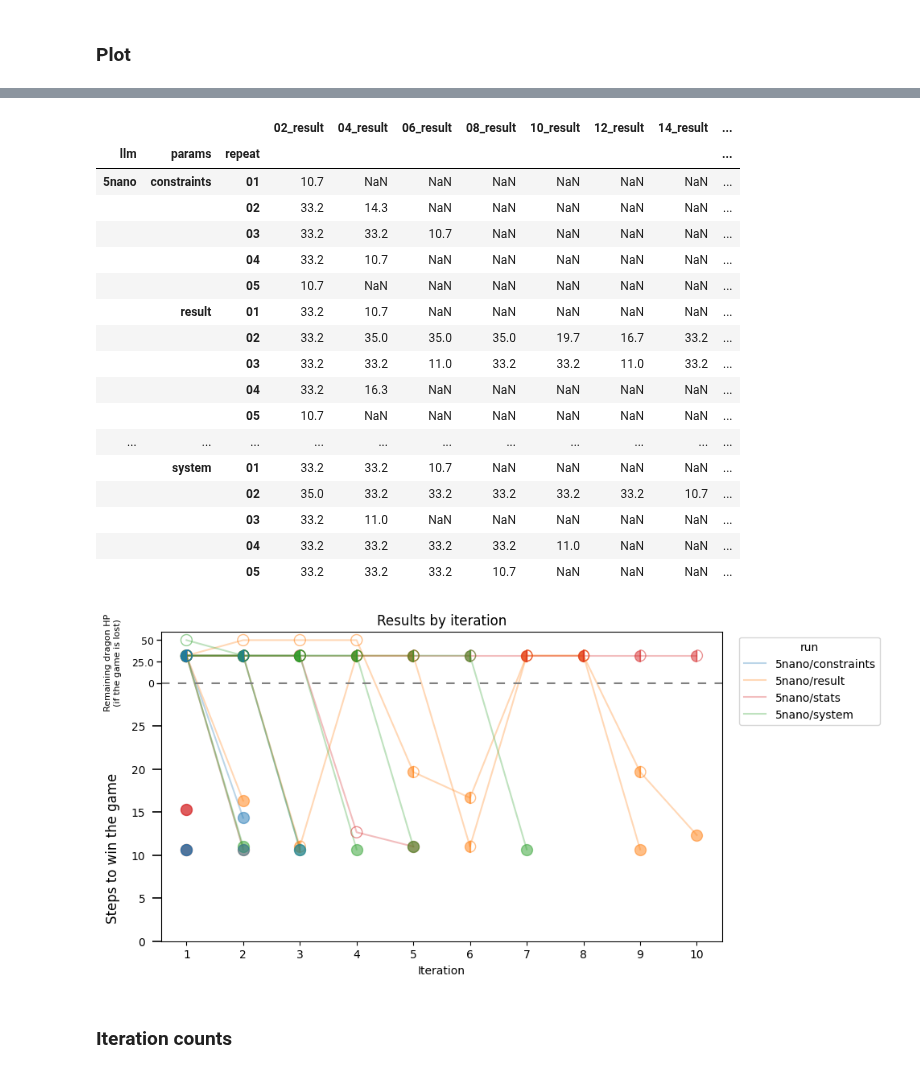
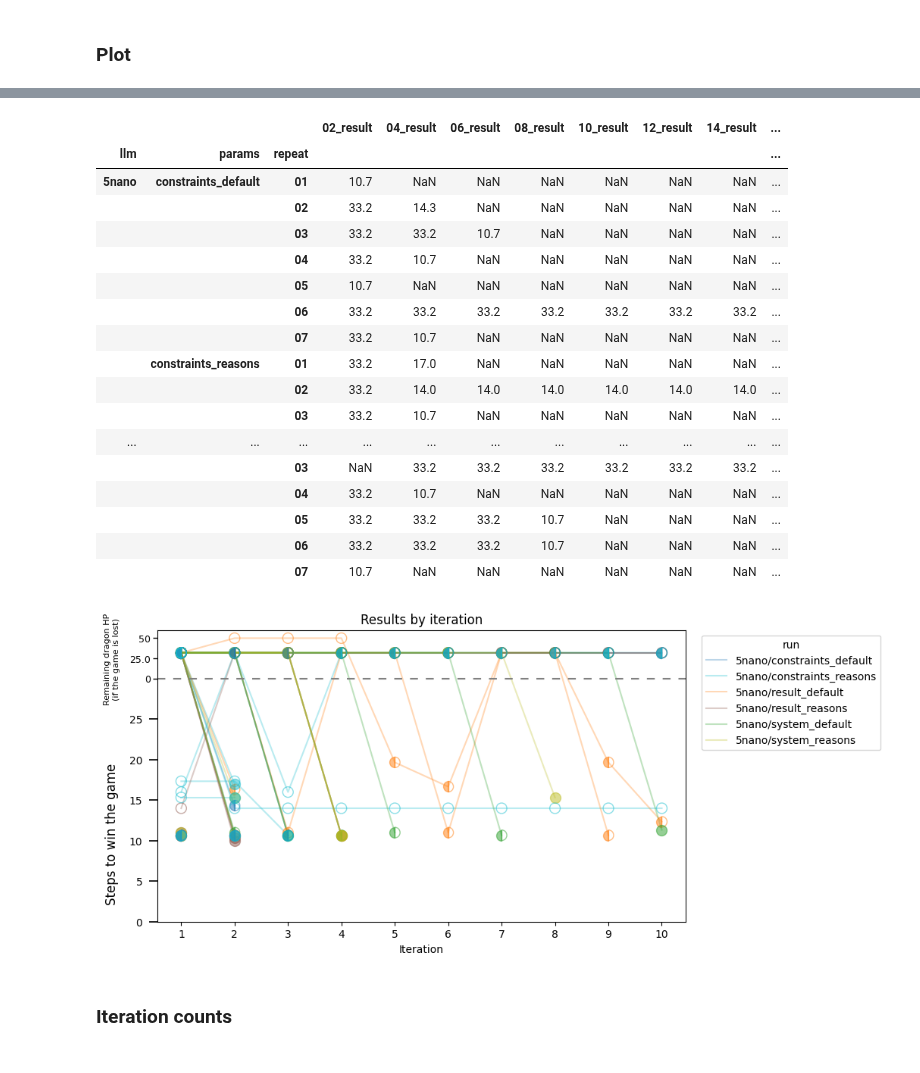
Before and after one commit to smartarch/llm-adaptation, a Jupyter notebook: generated_adaptations/plot_dragon.ipynb, the cells around one changed output, grey strips where cells are left out. Saved outputs shown, nothing was run; the diff lists cells and outputs as text; code cells hidden in the pictures.

```diff
--- a/generated_adaptations/plot_dragon.ipynb
+++ b/generated_adaptations/plot_dragon.ipynb
@@ -76,7 +88,8 @@ The generated code produces a good result (iteration: 1). Stopping further itera
 ## Results
 # %%
 # folders = list(results_folder.glob("*/*"))
-folders = list(results_folder.glob("*/5nano_*"))
+# folders = list(results_folder.glob("*/5nano_*"))
+folders = list(results_folder.glob("*_*/5nano_*"))
 # folders = list(results_folder.glob("*/5nanolow*"))
 # folders = [results_folder / "41mini"]
 print([(f.parent.stem, f.stem) for f in folders])
@@ -95,15 +108,18 @@ for folder in folders:
         code = name.split("_")[0]
         if "_missing" in name:
             summary.loc[len(summary) - 1, code + "_system"] = "missing"
-            summary.loc[len(summary) - 1, code + "_result"] = "-"
         elif "_system_fail" in name:
             summary.loc[len(summary) - 1, code + "_system"] = "fail"
         elif "_system_pass" in name:
             summary.loc[len(summary) - 1, code + "_system"] = "pass"
         elif "_all_fail" in name:
-            summary.loc[len(summary) - 1, code + "_user"] = "fail"
+            summary.loc[len(summary) - 1, code + "_all"] = "fail"
         elif "_all_pass" in name:
-            summary.loc[len(summary) - 1, code + "_user"] = "pass"
+            summary.loc[len(summary) - 1, code + "_all"] = "pass"
+        elif "_functional_fail" in name:
+            summary.loc[len(summary) - 1, code + "_functional"] = "fail"
+        elif "_functional_pass" in name:
+            summary.loc[len(summary) - 1, code + "_functional"] = "pass"
         else:
             print(f"Unknown file: {file}")
     for file in (folder / "results").glob("*.json"):
@@ -152,10 +168,13 @@ summary
 ### Plot
 # %%
 colors = {
-    "5nano/constraints": "tab:blue",
-    "5nano/system": "tab:green",
-    "5nano/result": "tab:orange",
-    "5nano/stats": "tab:red",
+    "5nano/constraints_default": "tab:blue",
+    "5nano/system_default": "tab:green",
+    "5nano/result_default": "tab:orange",
+    # "5nano/stats": "tab:red",
+    "5nano/constraints_reasons": "tab:cyan",
+    "5nano/system_reasons": "tab:olive",
+    "5nano/result_reasons": "tab:brown",
 }
 # %%
 result_cols = [col for col in summary.columns if col.endswith("_result")]
@@ -189,7 +208,8 @@ def clear_after_pass(row):
 
     for col in row.index:
         if not passed:
-            constraints_col = col.replace('_result', '_user')
+            constraints_col = col.replace('_result', '_all')
+            # constraints_col = col.replace('_result', '_functional')
             if summary.loc[row.name, constraints_col] == "pass":
                 passed = True
         else:
@@ -202,22 +222,22 @@ stop_by_constraints
 # %% [output]
 |  |  |  | 02_result | 04_result | 06_result | 08_result | 10_result | 12_result | 14_result | ... |
 | llm | params | repeat |  |  |  |  |  |  |  | ... |
-| 5nano | constraints | 01 | 10.7 | NaN | NaN | NaN | NaN | NaN | NaN | ... |
+| 5nano | constraints_default | 01 | 10.7 | NaN | NaN | NaN | NaN | NaN | NaN | ... |
 |  |  | 02 | 33.2 | 14.3 | NaN | NaN | NaN | NaN | NaN | ... |
 |  |  | 03 | 33.2 | 33.2 | 10.7 | NaN | NaN | NaN | NaN | ... |
 |  |  | 04 | 33.2 | 10.7 | NaN | NaN | NaN | NaN | NaN | ... |
 |  |  | 05 | 10.7 | NaN | NaN | NaN | NaN | NaN | NaN | ... |
-|  | result | 01 | 33.2 | 10.7 | NaN | NaN | NaN | NaN | NaN | ... |
-|  |  | 02 | 33.2 | 35.0 | 35.0 | 35.0 | 19.7 | 16.7 | 33.2 | ... |
-|  |  | 03 | 33.2 | 33.2 | 11.0 | 33.2 | 33.2 | 11.0 | 33.2 | ... |
-|  |  | 04 | 33.2 | 16.3 | NaN | NaN | NaN | NaN | NaN | ... |
-|  |  | 05 | 10.7 | NaN | NaN | NaN | NaN | NaN | NaN | ... |
+|  |  | 06 | 33.2 | 33.2 | 33.2 | 33.2 | 33.2 | 33.2 | 33.2 | ... |
+|  |  | 07 | 33.2 | 10.7 | NaN | NaN | NaN | NaN | NaN | ... |
+|  | constraints_reasons | 01 | 33.2 | 17.0 | NaN | NaN | NaN | NaN | NaN | ... |
+|  |  | 02 | 33.2 | 14.0 | 14.0 | 14.0 | 14.0 | 14.0 | 14.0 | ... |
+|  |  | 03 | 33.2 | 10.7 | NaN | NaN | NaN | NaN | NaN | ... |
 | ... | ... | ... | ... | ... | ... | ... | ... | ... | ... | ... |
-|  | system | 01 | 33.2 | 33.2 | 10.7 | NaN | NaN | NaN | NaN | ... |
-|  |  | 02 | 35.0 | 33.2 | 33.2 | 33.2 | 33.2 | 33.2 | 10.7 | ... |
-|  |  | 03 | 33.2 | 11.0 | NaN | NaN | NaN | NaN | NaN | ... |
-|  |  | 04 | 33.2 | 33.2 | 33.2 | 33.2 | 11.0 | NaN | NaN | ... |
+|  |  | 03 | NaN | 33.2 | 33.2 | 33.2 | 33.2 | 33.2 | 33.2 | ... |
+|  |  | 04 | 33.2 | 10.7 | NaN | NaN | NaN | NaN | NaN | ... |
 |  |  | 05 | 33.2 | 33.2 | 33.2 | 10.7 | NaN | NaN | NaN | ... |
+|  |  | 06 | 33.2 | 33.2 | 33.2 | 10.7 | NaN | NaN | NaN | ... |
+|  |  | 07 | 10.7 | NaN | NaN | NaN | NaN | NaN | NaN | ... |
 # %%
 plot_df = plot_data.T.copy()  # index: result columns like `02_result`, columns: MultiIndex (llm, params, repeat)
 orig_cols = plot_df.columns  # MultiIndex
@@ -229,6 +249,9 @@ for col, label in zip(orig_cols, labels):
     y = plot_df[col].values
     # draw the line for the run
     label_no_repeat = label.rsplit("/", 1)[0]
+    if label_no_repeat not in colors:
+        continue
+
     color = colors[label_no_repeat]
     if label_no_repeat in ax.get_legend_handles_labels()[1]:
         label_no_repeat = None
@@ -238,12 +261,13 @@ for col, label in zip(orig_cols, labels):
     pass_idx, half_idx, fail_idx = [], [], []
     for i, result_col in enumerate(plot_df.index):  # e.g. '02_result'
         system_col = result_col.replace('_result', '_system')
-        user_col = result_col.replace('_result', '_user')
+        functional_col = result_col.replace('_result', '_functional')
+        all_col = result_col.replace('_result', '_all')
 
         system = summary.loc[col, system_col]
-        user = summary.loc[col, user_col]
+        functional = summary.loc[col, functional_col] if functional_col in summary.columns else summary.loc[col, all_col]
 
-        if system == "pass" and user == "pass":
+        if system == "pass" and functional == "pass":
             pass_idx.append(i)
         elif system == "pass":
             half_idx.append(i)
@@ -263,34 +287,34 @@ for col, label in zip(orig_cols, labels):
     if fail_idx:
         ax.scatter([x[i] for i in fail_idx], [y[i] for i in fail_idx], marker='o', color=color, facecolors='none', **scatter_kwargs)
 
 # finalize axes
 ax.set_xticks(x)
 ax.set_xticklabels(x)  # iterations 1,2,3,...
 ax.set_xlabel("Iteration")
 
 # y axis
 xlim = ax.get_xlim()
 ax.plot(xlim, [30, 30], linestyle=(0, (5, 5)), c='gray')
 ax.set_xlim(xlim)
 major_ticks = list(range(0, 30, 5))
 minor_ticks = [30, 32.5, 35]
 ax.set_ylim(0, 36)
 ax.set_yticks(major_ticks)
 ax.set_yticks(minor_ticks, minor=True)
 ax.set_yticklabels([str(t) for t in major_ticks])
 ax.yaxis.set_minor_formatter(FixedFormatter([str((t - 30) * 10) for t in minor_ticks]))
 ax.tick_params(axis='y', which='major', length=8, width=1.2, labelsize=10, pad=6)
 ax.tick_params(axis='y', which='minor', length=4, width=1.0, labelsize=9, pad=2, labelbottom=True)
 ax.text(-0.3, 0.3, "Steps to win the game", transform=ax.get_xaxis_transform(), rotation=90, ha='center', va='center', fontsize=12)
 ax.text(-0.3, 0.9, "Remaining dragon HP\n(if the game is lost)", transform=ax.get_xaxis_transform(), rotation=90, ha='center', va='center', fontsize=8)
 # ax.set_ylabel("Result (steps)")
 
 ax.set_title("Results by iteration")
 ax.legend(title="run", bbox_to_anchor=(1.02, 1), loc="upper left")
 # plt.tight_layout()
 plt.show()
 # %% [output]
-[figure, old version]
+[figure, new version]
 # %% [markdown]
 ### Iteration counts
 # %%
```
Also changed, not shown: parts of 11 cells of this notebook, 12 other files.
